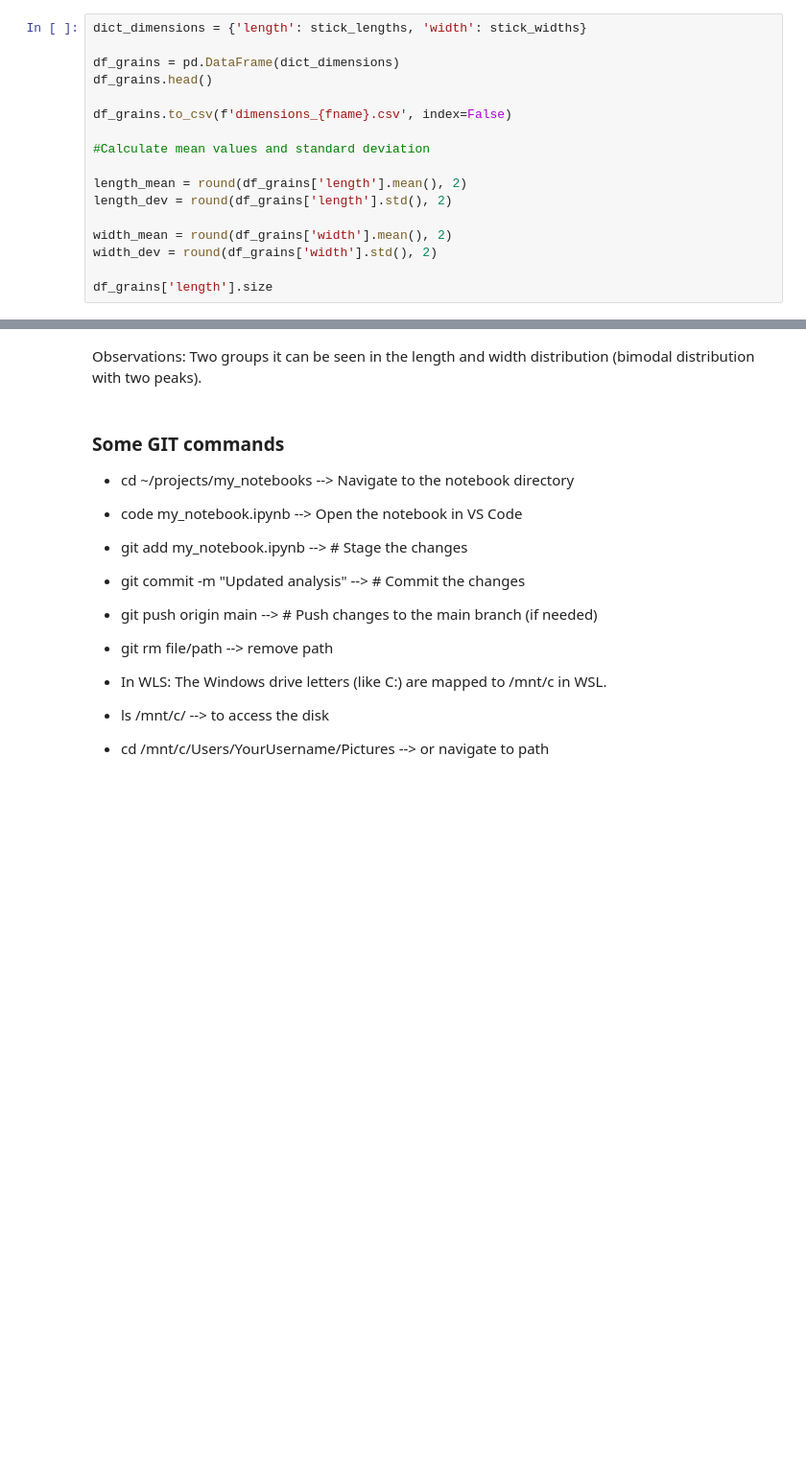
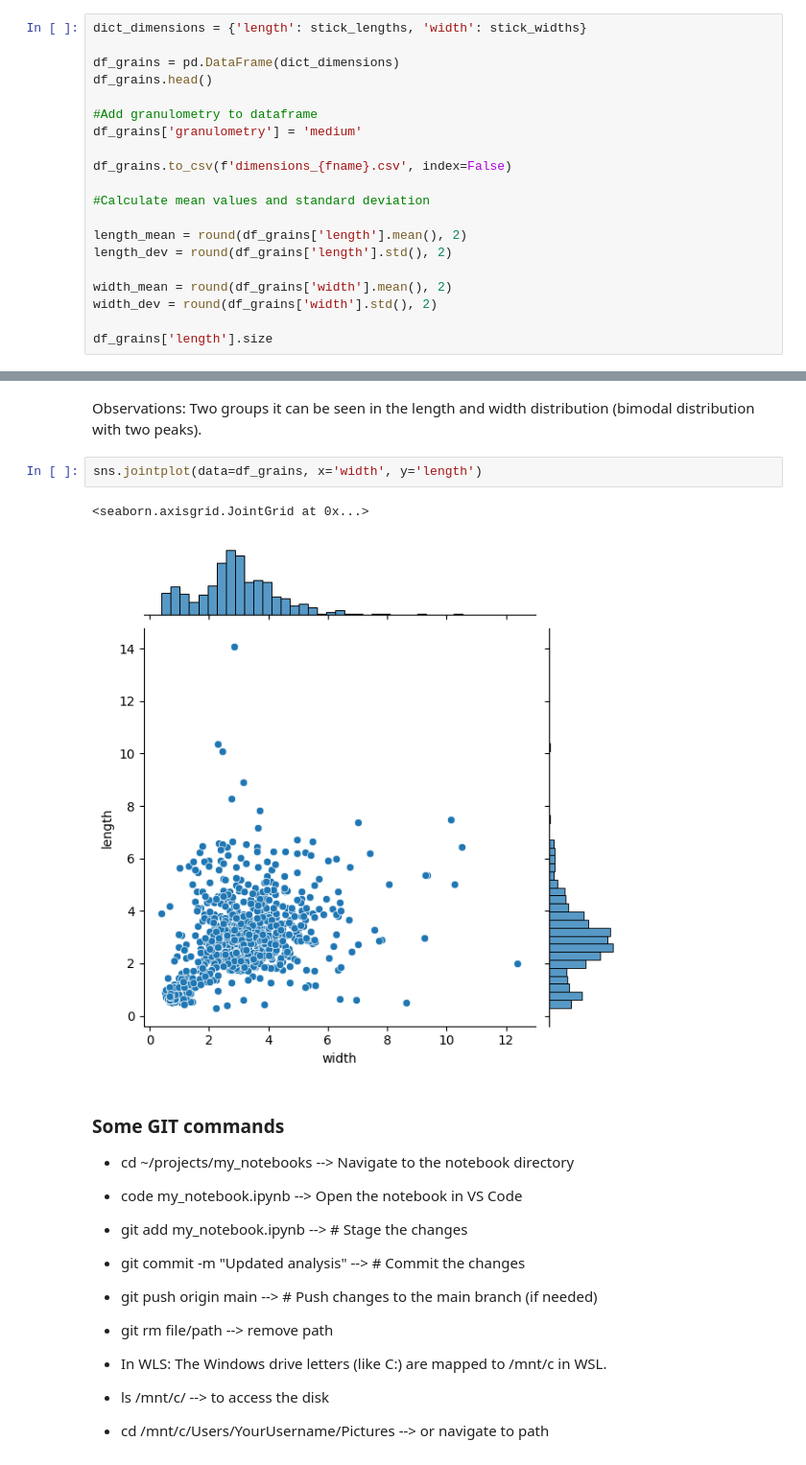
Before and after one commit to joaquinaicrag/UNIBS, a Jupyter notebook: Paper1-YMporousmat/count_grains/medium/count_grain_medium.ipynb, the cells around one changed output, grey strips where cells are left out. Shown at 96% size. Saved outputs shown, nothing was run; the diff lists cells and outputs as text; blank space fills up the shorter version.

```diff
--- a/Paper1-YMporousmat/count_grains/medium/count_grain_medium.ipynb
+++ b/Paper1-YMporousmat/count_grains/medium/count_grain_medium.ipynb
@@ -180,6 +180,9 @@ dict_dimensions = {'length': stick_lengths, 'width': stick_widths}
 
 df_grains = pd.DataFrame(dict_dimensions)
 df_grains.head()
+
+#Add granulometry to dataframe
+df_grains['granulometry'] = 'medium'
 
 df_grains.to_csv(f'dimensions_{fname}.csv', index=False)
 
@@ -249,6 +252,11 @@ plt.show()
 [figure]
 # %% [markdown]
 Observations: Two groups it can be seen in the length and width distribution (bimodal distribution with two peaks).
+# %%
+sns.jointplot(data=df_grains, x='width', y='length')
+# %% [output]
+<seaborn.axisgrid.JointGrid at 0x...>
+[figure, added]
 # %% [markdown]
 ### Some GIT commands
 
```
Also changed, not shown: 10 other files.
